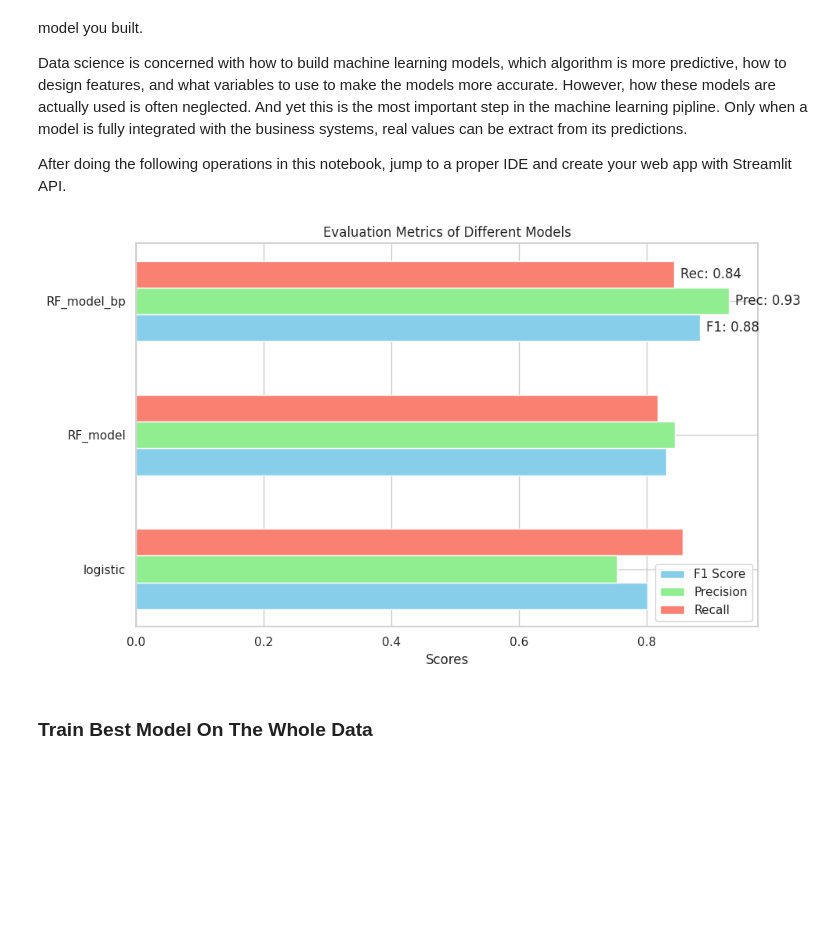
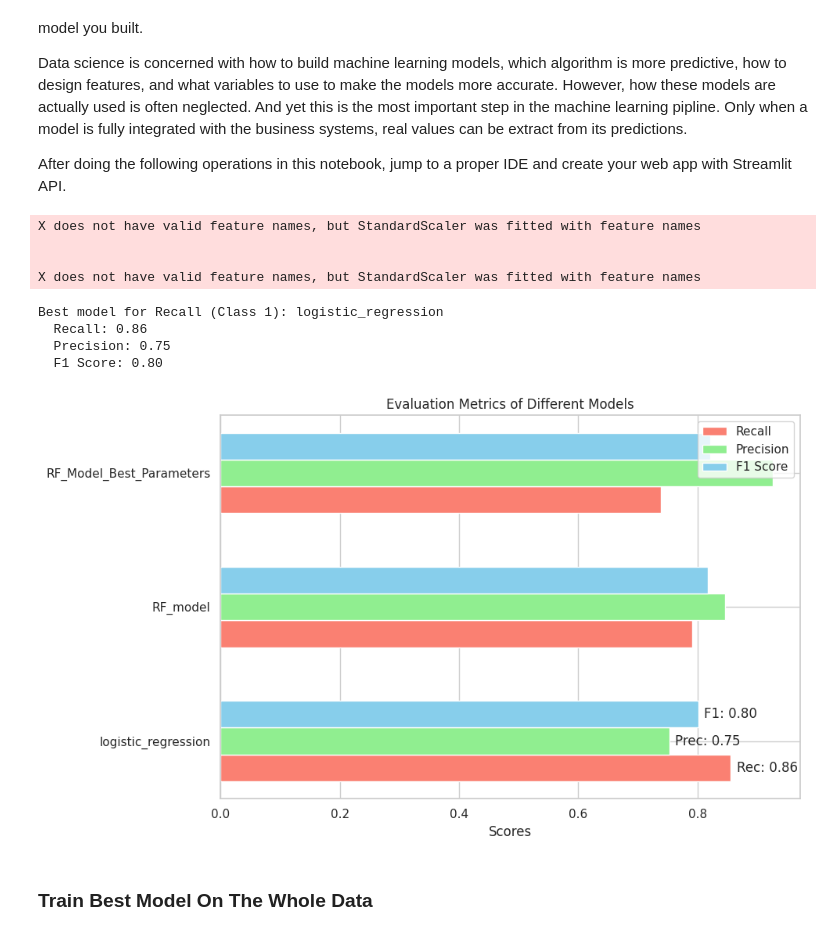
Before and after one commit to SarahMoshababQ/ML-portfolio, a Jupyter notebook: fraud detection/Fraud_Detection.ipynb, the cells around one changed output. Saved outputs shown, nothing was run; the diff lists cells and outputs as text; code cells hidden in the pictures; blank space fills up the shorter version.

```diff
--- a/fraud detection/Fraud_Detection.ipynb
+++ b/fraud detection/Fraud_Detection.ipynb
@@ -671,7 +687,7 @@ sc = RobustScaler()
 
 weighted_lr = LogisticRegression( class_weight={0: 0.13, 1: 0.87})
 
-operations = [("scaler", sc), ("logistic", weighted_lr)]
+operations = [("scaler", sc), ("logistic_regression", weighted_lr)]
 
 weighted_lr_model = Pipeline(steps=operations)
 
@@ -980,7 +998,7 @@ from sklearn.ensemble import RandomForestClassifier
 
 
 operations = [("scaler", sc),
-              ("RF_model_bp", RandomForestClassifier(random_state=101,class_weight={0: 0.13, 1: 0.87},max_depth=10,
+              ("RF_Model_Best_Parameters", RandomForestClassifier(random_state=101,class_weight={0: 0.13, 1: 0.87},max_depth=10,
                        min_samples_leaf=1,  ))]
 
 RF_model_bp = Pipeline(steps=operations)
@@ -1443,40 +1459,72 @@ X_test_scaled = sc.transform(X_test)
 # %%
 import numpy as np
 import matplotlib.pyplot as plt
+from sklearn.metrics import f1_score, precision_score, recall_score
 
-# Assuming you've calculated f1_scores, precision_scores, and recall_scores as before
 
-# Create horizontal bar plot
+pipelines = [weighted_lr, RF_model, RF_model_bp]
+model_names = ['logistic_regression', 'RF_model', 'RF_Model_Best_Parameters']
+
+f1_scores = []
+precision_scores = []
+recall_scores = []
+
+
+for pipeline in pipelines:
+    predictions = pipeline.predict(X_test_scaled)
+    f1 = f1_score(y_test, predictions, pos_label=1)
+    precision = precision_score(y_test, predictions, pos_label=1)
+    recall = recall_score(y_test, predictions, pos_label=1)
+
+    f1_scores.append(f1)
+    precision_scores.append(precision)
+    recall_scores.append(recall)
+
+
+best_index = np.argmax(recall_scores)
+best_f1 = f1_scores[best_index]
+best_precision = precision_scores[best_index]
+best_recall = recall_scores[best_index]
+best_model_name = model_names[best_index]
+
+
+print(f"Best model for Recall (Class 1): {best_model_name}")
+print(f"  Recall: {best_recall:.2f}")
+print(f"  Precision: {best_precision:.2f}")
+print(f"  F1 Score: {best_f1:.2f}")
+
+# Plotting the evaluation metrics with recall as the main comparison
 bar_width = 0.2
 index = np.arange(len(model_names))
 
 plt.figure(figsize=(10, 6))
 
-bars_f1 = plt.barh(index - bar_width, f1_scores, bar_width, color='skyblue', label='F1 Score')
+bars_recall = plt.barh(index - bar_width, recall_scores, bar_width, color='salmon', label='Recall')
 bars_precision = plt.barh(index, precision_scores, bar_width, color='lightgreen', label='Precision')
-bars_recall = plt.barh(index + bar_width, recall_scores, bar_width, color='salmon', label='Recall')
+bars_f1 = plt.barh(index + bar_width, f1_scores, bar_width, color='skyblue', label='F1 Score')
 
 plt.xlabel('Scores')
 plt.title('Evaluation Metrics of Different Models')
 plt.yticks(index, model_names)
-plt.legend()
+plt.legend(loc='upper right')
 
-# Find the index of the maximum F1 score
-best_index = np.argmax(f1_scores)
-
-# Annotate the bar with the best F1 score
-best_f1 = f1_scores[best_index]
-best_precision = precision_scores[best_index]
-best_recall = recall_scores[best_index]
-
-plt.text(best_f1 + 0.01, best_index - bar_width, f"F1: {best_f1:.2f}", va='center', ha='left')
+# Annotate the best recall
+plt.text(best_recall + 0.01, best_index - bar_width, f"Rec: {best_recall:.2f}", va='center', ha='left')
 plt.text(best_precision + 0.01, best_index, f"Prec: {best_precision:.2f}", va='center', ha='left')
-plt.text(best_recall + 0.01, best_index + bar_width, f"Rec: {best_recall:.2f}", va='center', ha='left')
+plt.text(best_f1 + 0.01, best_index + bar_width, f"F1: {best_f1:.2f}", va='center', ha='left')
 
 plt.tight_layout()
 plt.show()
 # %% [output]
+X does not have valid feature names, but StandardScaler was fitted with feature names
+
+
+X does not have valid feature names, but StandardScaler was fitted with feature names
+Best model for Recall (Class 1): logistic_regression
+  Recall: 0.86
+  Precision: 0.75
+  F1 Score: 0.80
-[figure, old version]
+[figure, new version]
 # %% [markdown]
 ### Train Best Model On The Whole Data
 # %%
```
Also changed, not shown: parts of 35 cells of this notebook.
